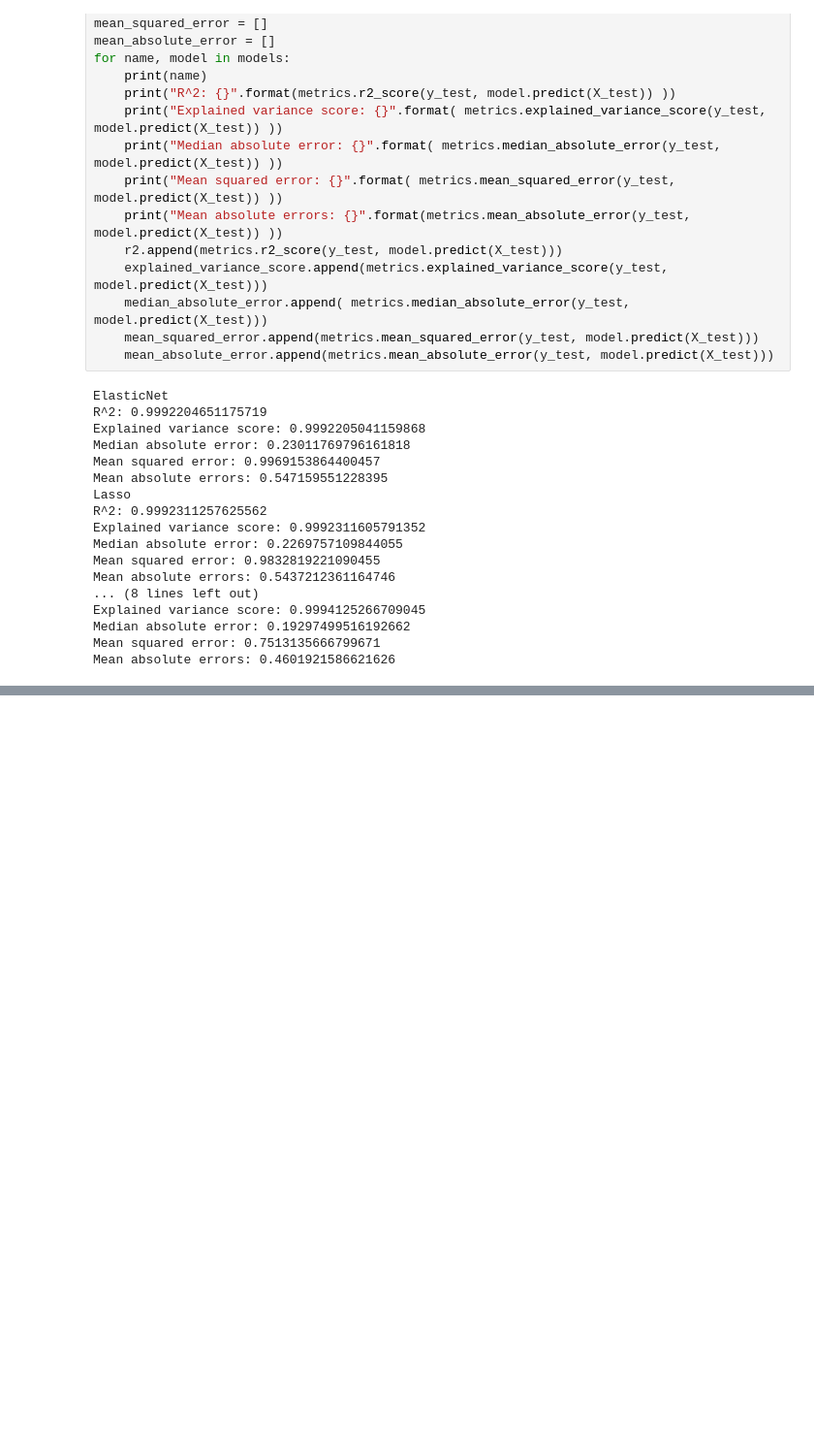
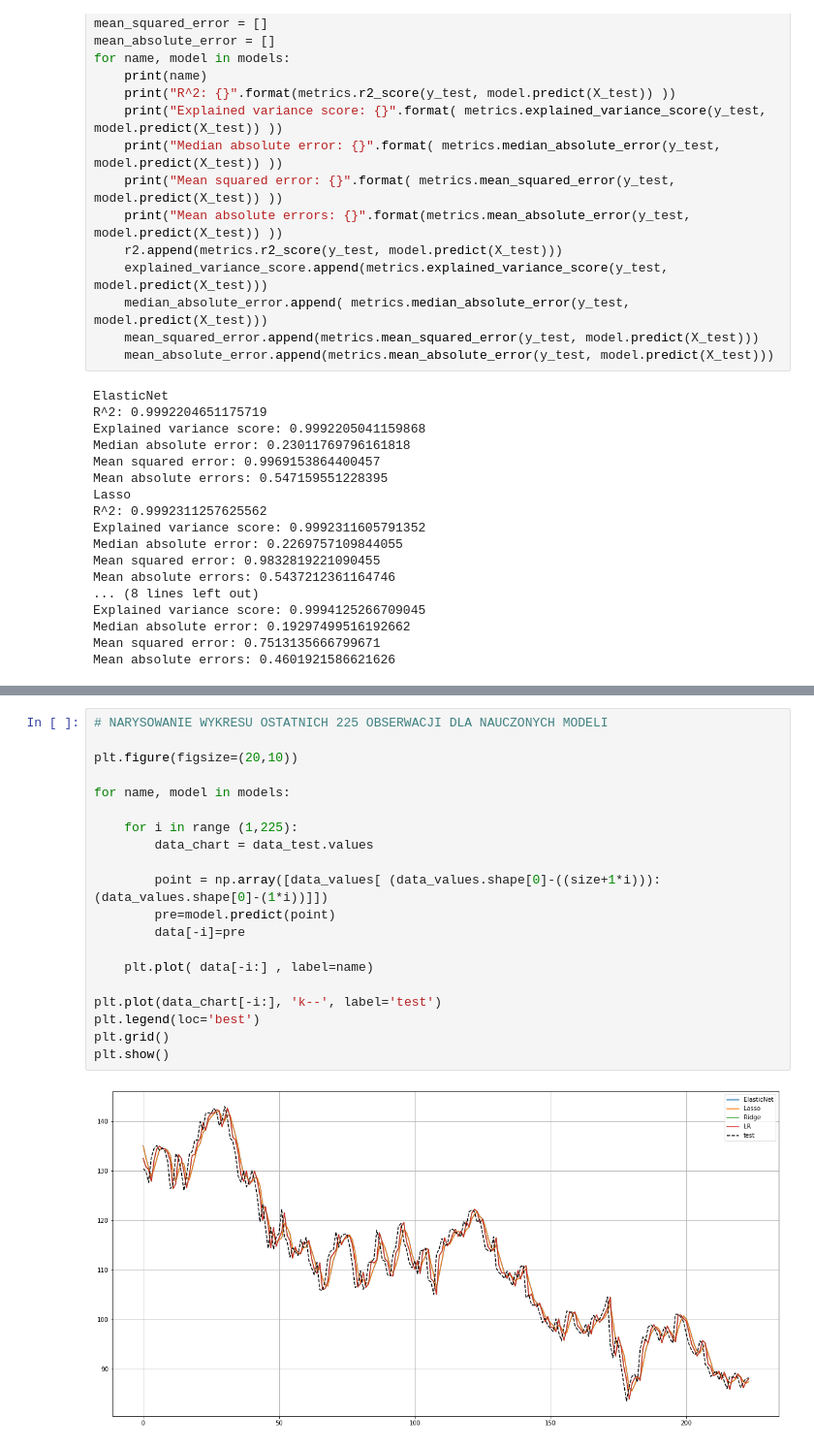
Before and after one commit to rkons88/Google-Alphabet-stock-price-forecast, a Jupyter notebook: PROJEKT ZALICZENIOWY.ipynb, the cells around one changed output, grey strips where cells are left out. Shown at 97% size. Drawn from its saved outputs; the diff is of its cells as text; blank space fills up the shorter version.

```diff
--- a/PROJEKT ZALICZENIOWY.ipynb
+++ b/PROJEKT ZALICZENIOWY.ipynb
@@ -575,0 +464,22 @@ plt.show()
+# %%
+# NARYSOWANIE WYKRESU OSTATNICH 225 OBSERWACJI DLA NAUCZONYCH MODELI
+
+plt.figure(figsize=(20,10))
+
+for name, model in models:
+
+    for i in range (1,225):
+        data_chart = data_test.values
+
+        point = np.array([data_values[ (data_values.shape[0]-((size+1*i))):(data_values.shape[0]-(1*i))]])
+        pre=model.predict(point)
+        data[-i]=pre
+
+    plt.plot( data[-i:] , label=name)
+
+plt.plot(data_chart[-i:], 'k--', label='test')
+plt.legend(loc='best')
+plt.grid()
+plt.show()
+# %% [output]
+[figure, added]
```
Also changed, not shown: parts of 37 cells of this notebook.
